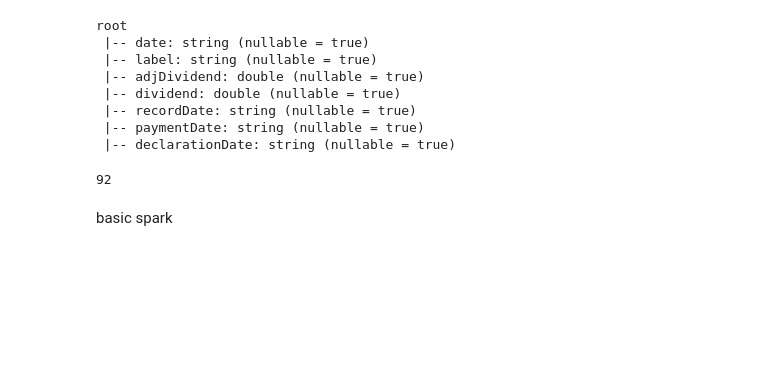
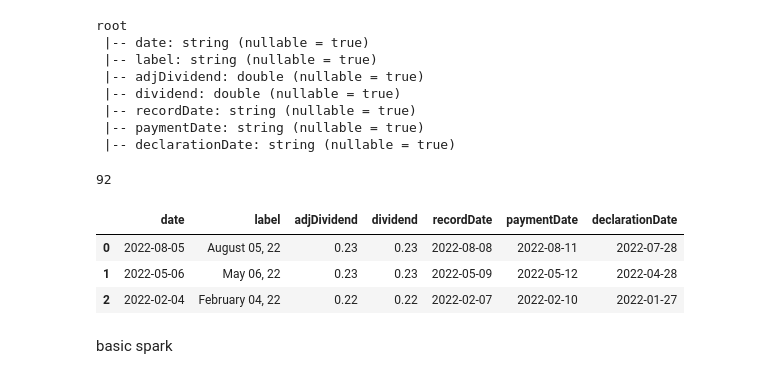
Before and after one commit to kenpurin/pyspark, a Jupyter notebook: test_pyspark.ipynb, the cells around one changed output. Saved outputs shown, nothing was run; the diff lists cells and outputs as text; code cells hidden in the pictures; blank space fills up the shorter version.

```diff
--- a/test_pyspark.ipynb
+++ b/test_pyspark.ipynb
@@ -264,6 +264,13 @@ root
 df_spark.count()
 # %% [output]
 92
+# %%
+df_spark.limit(3).toPandas()
+# %% [output]
+|  | date | label | adjDividend | dividend | recordDate | paymentDate | declarationDate |
+| 0 | 2022-08-05 | August 05, 22 | 0.23 | 0.23 | 2022-08-08 | 2022-08-11 | 2022-07-28 |
+| 1 | 2022-05-06 | May 06, 22 | 0.23 | 0.23 | 2022-05-09 | 2022-05-12 | 2022-04-28 |
+| 2 | 2022-02-04 | February 04, 22 | 0.22 | 0.22 | 2022-02-07 | 2022-02-10 | 2022-01-27 |
 # %% [markdown]
 basic spark
 # %%
```
